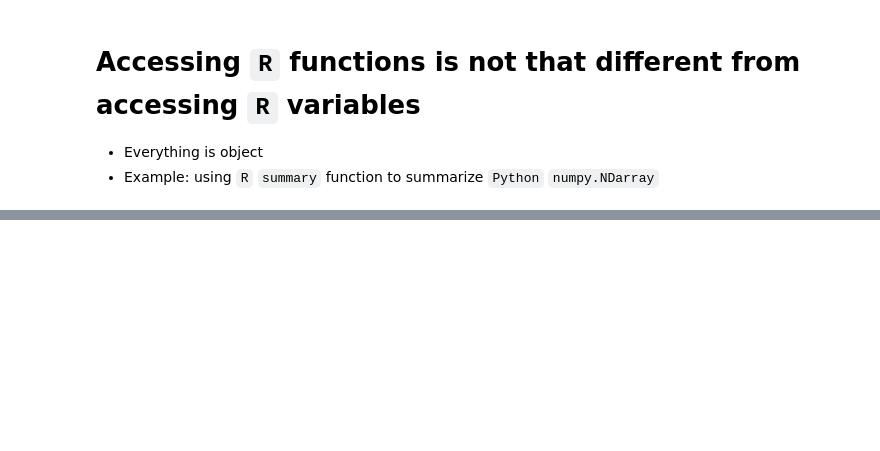
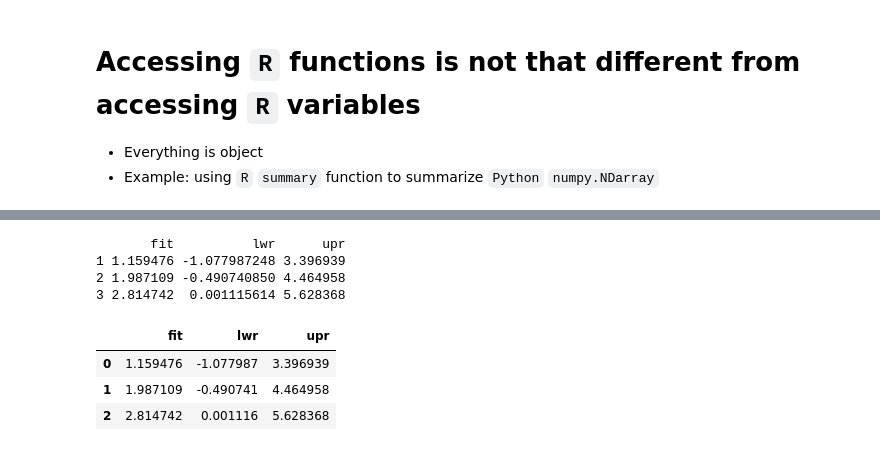
Before and after one commit to ctzhu/Big_Data_Problems, a Jupyter notebook: Rpy2_intro.ipynb, the cells around one changed output, grey strips where cells are left out. Saved outputs shown, nothing was run; the diff lists cells and outputs as text; code cells hidden in the pictures; blank space fills up the shorter version.

```diff
--- a/Rpy2_intro.ipynb
+++ b/Rpy2_intro.ipynb
@@ -255,3 +256,24 @@ print summary(np.array([1,9,3,4,5], dtype=float))
+# %%
+%%R
+x   <- rnorm(15)
+y   <- x + rnorm(15)
+fit <- lm(y ~ x)
+predict(fit, data.frame(x = c(1,2,3)), interval = "prediction")
+# %% [output]
+       fit          lwr      upr
+1 1.159476 -1.077987248 3.396939
+2 1.987109 -0.490740850 4.464958
+3 2.814742  0.001115614 5.628368
+# %%
+predict = robjects.r['predict']
+com.convert_robj(predict(robjects.r.fit,
+                         newdata  = pd.DataFrame({'x':[1. , 2., 3.]}),
+                         interval = "prediction"))
+# %% [output]
+|  | fit | lwr | upr |
+| 0 | 1.159476 | -1.077987 | 3.396939 |
+| 1 | 1.987109 | -0.490741 | 4.464958 |
+| 2 | 2.814742 | 0.001116 | 5.628368 |
 # %% [markdown]
 # Limitation of `rpy2` (and some notes on implementation)
 
```
Also changed, not shown: parts of 15 cells of this notebook, 1 other file.
